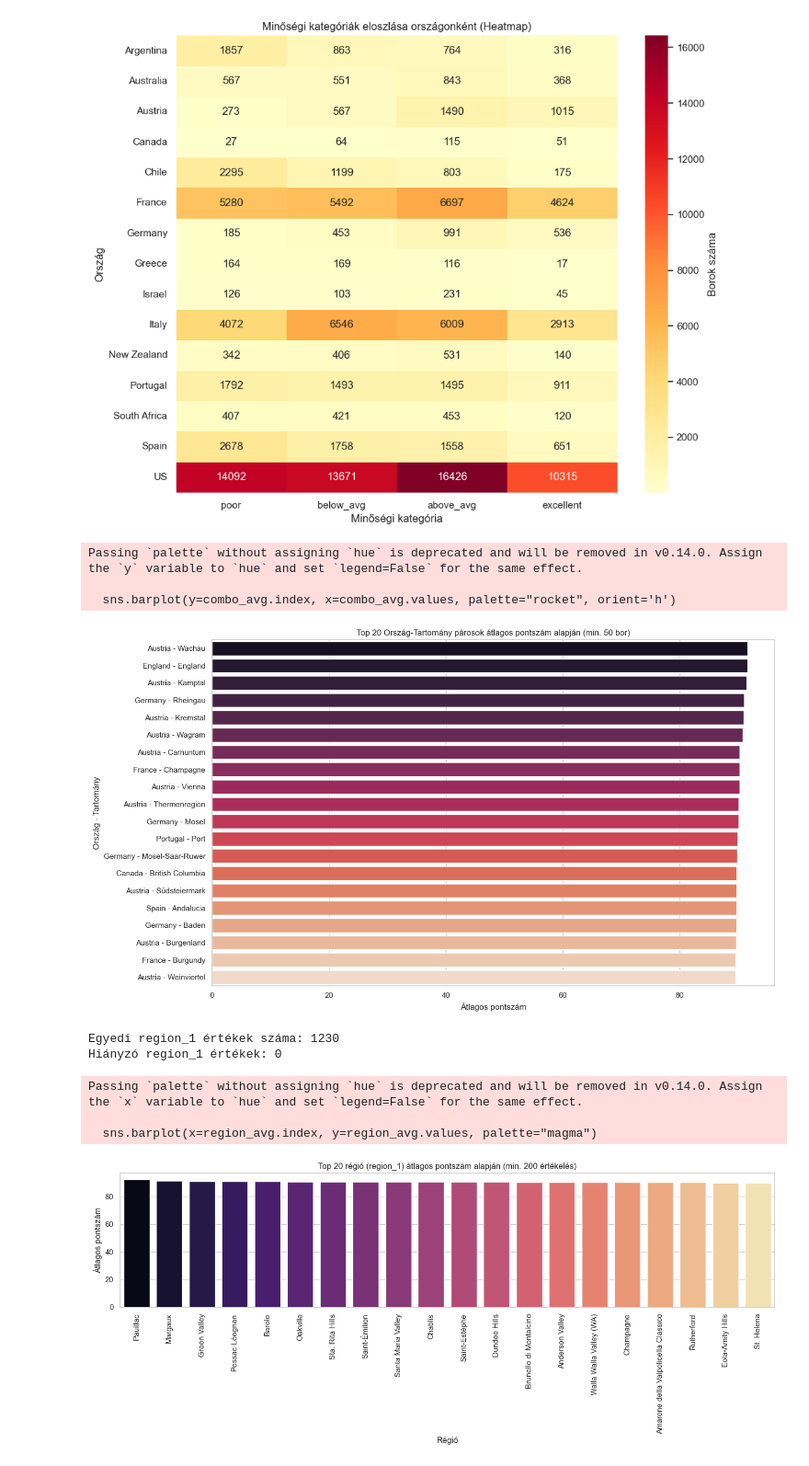
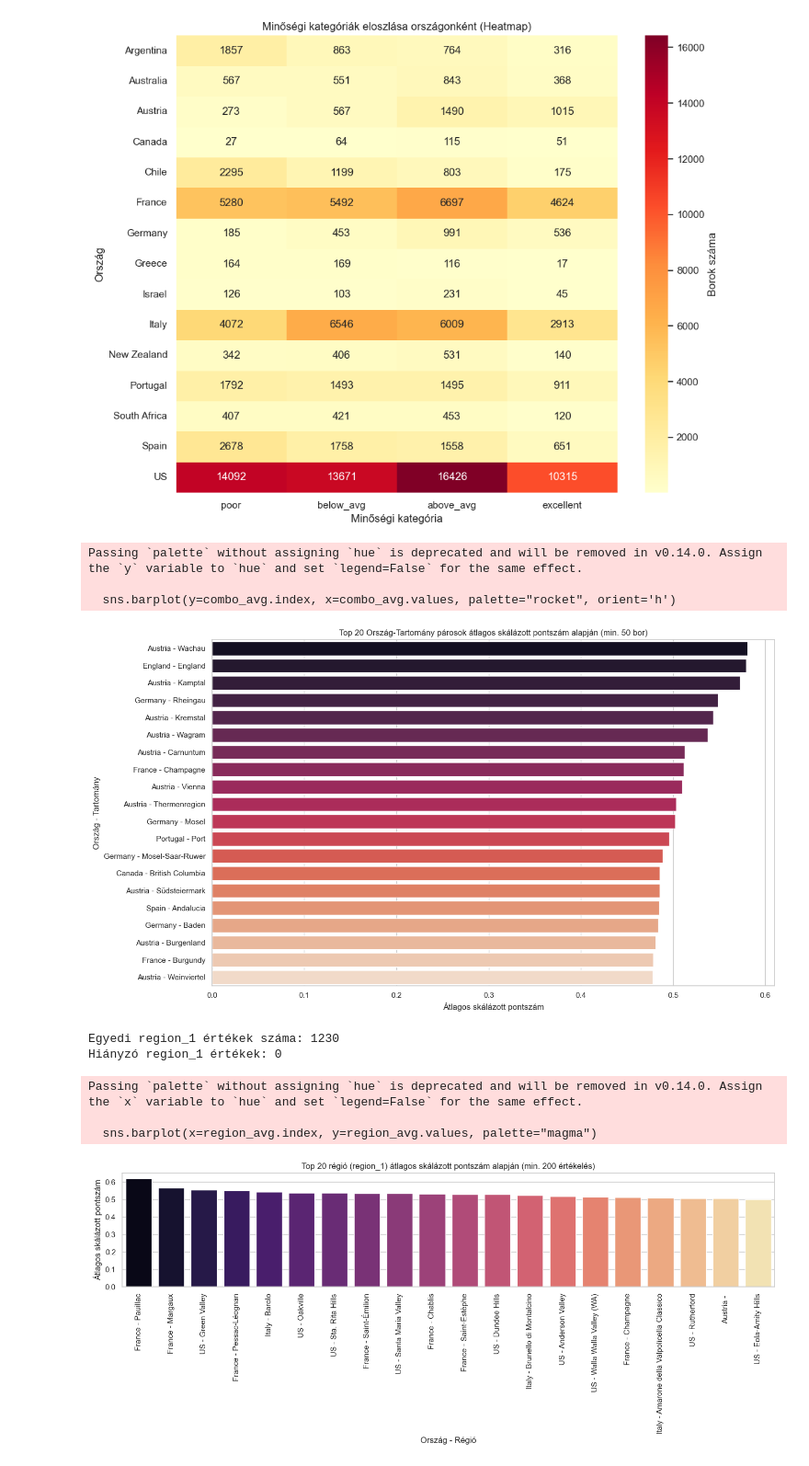
Before and after one commit to lego111Aron/Adattudomany-Projektmunka, a Jupyter notebook: Analize.ipynb, the cells around one changed output. Shown at 92% size. Saved outputs shown, nothing was run; the diff lists cells and outputs as text; code cells hidden in the pictures.

```diff
--- a/Analize.ipynb
+++ b/Analize.ipynb
@@ -226,7 +227,8 @@ for word in keywords:
     # Megnézzük azokat a sorokat, ahol szerepel a szó (kis/nagybetű nem számít)
     mask = df_categorized['description'].str.contains(word, case=False, na=False)
     if mask.sum() > 0:
-        avg_score = df_categorized.loc[mask, 'points'].astype(int).mean()
+        # Skálázott pontszámot használunk
+        avg_score = df_categorized.loc[mask, 'points_scaled'].mean()
         count = mask.sum()
         keyword_stats.append({'keyword': word, 'avg_points': avg_score, 'count': count})
 
@@ -234,9 +236,9 @@ df_keywords = pd.DataFrame(keyword_stats).sort_values(by='avg_points', ascending
 
 plt.figure(figsize=(12, 6))
 sns.barplot(x='keyword', y='avg_points', data=df_keywords, palette="RdYlGn")
-plt.ylim(80, 95) # A skála szűkítése a különbségek kiemelésére
-plt.title('Átlagos pontszám bizonyos kulcsszavak előfordulása esetén')
-plt.ylabel('Átlagos pontszám')
+# plt.ylim(80, 95) # Eltávolítva, mert skálázott adatokat használunk
+plt.title('Átlagos skálázott pontszám bizonyos kulcsszavak előfordulása esetén')
+plt.ylabel('Átlagos skálázott pontszám')
 plt.xlabel('Kulcsszó')
 plt.show()
 
@@ -418,12 +425,13 @@ combo_counts = df_categorized['country_province'].value_counts()
 valid_combos = combo_counts[combo_counts >= 50].index
 df_combo = df_categorized[df_categorized['country_province'].isin(valid_combos)]
 
-combo_avg = df_combo.groupby('country_province')['points'].mean().sort_values(ascending=False).head(20)
+# Skálázott pontszám használata
+combo_avg = df_combo.groupby('country_province')['points_scaled'].mean().sort_values(ascending=False).head(20)
 
 plt.figure(figsize=(14, 8))
 sns.barplot(y=combo_avg.index, x=combo_avg.values, palette="rocket", orient='h')
-plt.title('Top 20 Ország-Tartomány párosok átlagos pontszám alapján (min. 50 bor)')
-plt.xlabel('Átlagos pontszám')
+plt.title('Top 20 Ország-Tartomány párosok átlagos skálázott pontszám alapján (min. 50 bor)')
+plt.xlabel('Átlagos skálázott pontszám')
 plt.ylabel('Ország - Tartomány')
 plt.tight_layout()
 plt.show()
@@ -431,40 +439,41 @@ plt.show()
 Passing `palette` without assigning `hue` is deprecated and will be removed in v0.14.0. Assign the `y` variable to `hue` and set `legend=False` for the same effect.
 
   sns.barplot(y=combo_avg.index, x=combo_avg.values, palette="rocket", orient='h')
-[figure, old version]
+[figure, new version]
 # %%
 # 7. Régiók (region_1) elemzése
 # A region_1 finomabb granularitást ad, mint a province
 
 # Kombinált oszlop létrehozása a megjelenítéshez: Ország - Régió
 df_categorized['country_region'] = df_categorized['country'] + ' - ' + df_categorized['region_1']
 
 # Megnézzük, hány egyedi régió van
 print(f"Egyedi region_1 értékek száma: {df_categorized['region_1'].nunique()}")
 print(f"Hiányzó region_1 értékek: {df_categorized['region_1'].isna().sum()}")
 
 # Top régiók, ahol van elég adat
 region_counts = df_categorized['country_region'].value_counts()
 top_regions = region_counts[region_counts > 200].index
 df_top_regions = df_categorized[df_categorized['country_region'].isin(top_regions)]
 
-region_avg = df_top_regions.groupby('country_region')['points'].mean().sort_values(ascending=False).head(20)
+# Skálázott pontszám használata
+region_avg = df_top_regions.groupby('country_region')['points_scaled'].mean().sort_values(ascending=False).head(20)
 
-plt.figure(figsize=(14, 8))
+plt.figure(figsize=(14, 6))
 sns.barplot(x=region_avg.index, y=region_avg.values, palette="magma")
 plt.xticks(rotation=90)
-plt.title('Top 20 régió (region_1) átlagos pontszám alapján (min. 200 értékelés)')
-plt.ylabel('Átlagos pontszám')
+plt.title('Top 20 régió (region_1) átlagos skálázott pontszám alapján (min. 200 értékelés)')
+plt.ylabel('Átlagos skálázott pontszám')
 plt.xlabel('Ország - Régió')
 plt.tight_layout()
 plt.show()
 # %% [output]
 Egyedi region_1 értékek száma: 1230
 Hiányzó region_1 értékek: 0
 Passing `palette` without assigning `hue` is deprecated and will be removed in v0.14.0. Assign the `x` variable to `hue` and set `legend=False` for the same effect.
 
   sns.barplot(x=region_avg.index, y=region_avg.values, palette="magma")
-[figure, old version]
+[figure, new version]
 # %%
 # 6. Tartomány (Province) részletes elemzése - átlagok és konzisztencia
 # Mely tartományok termelnek konzisztensen jó borokat?
```
Also changed, not shown: parts of 10 cells of this notebook.
